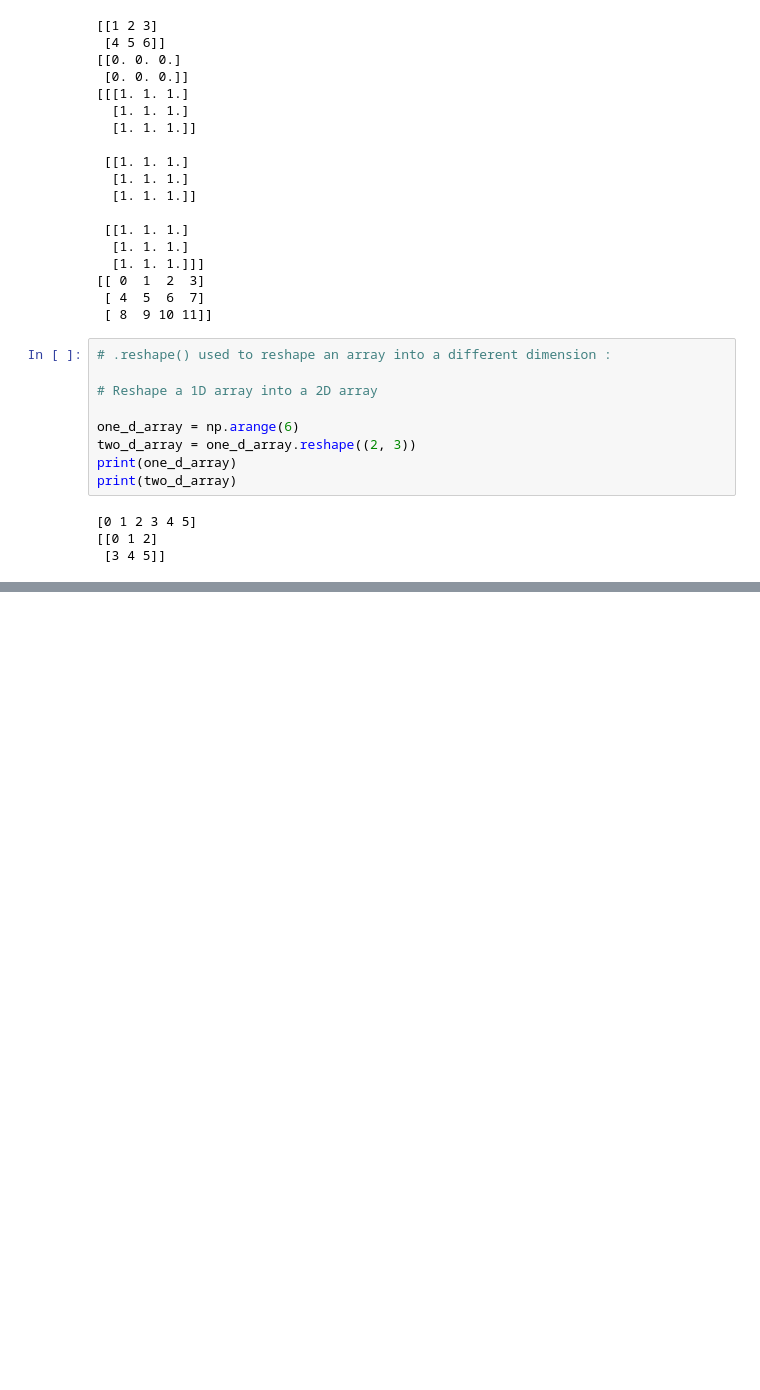
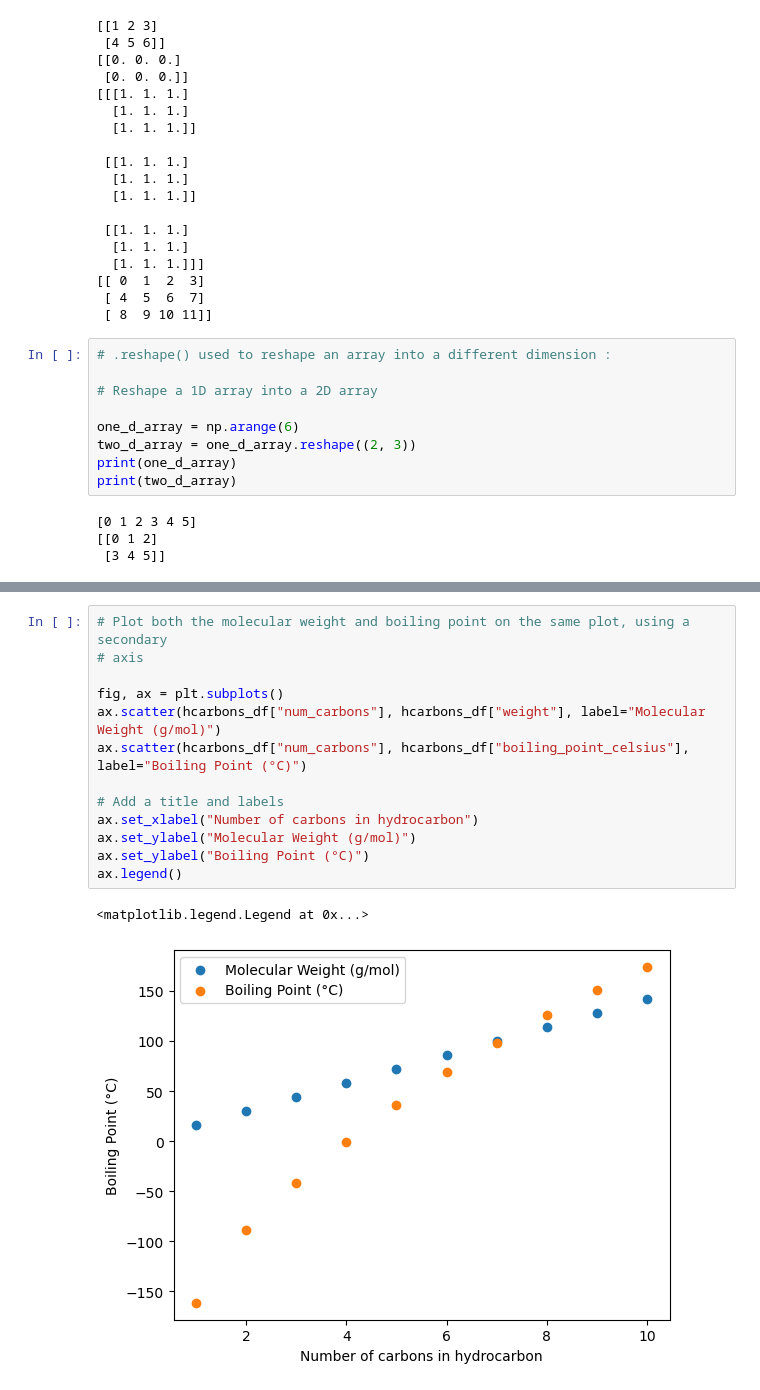
Before and after one commit to Enzo-vnc/PP, a Jupyter notebook: Week_4_NumPy_Numerica_operations_data_handling_data_visualization.ipynb, the cells around one changed output, grey strips where cells are left out. Drawn from its saved outputs; the diff is of its cells as text; blank space fills up the shorter version.

```diff
--- a/Week_4_NumPy_Numerica_operations_data_handling_data_visualization.ipynb
+++ b/Week_4_NumPy_Numerica_operations_data_handling_data_visualization.ipynb
@@ -248,0 +713,16 @@ print(two_d_array)
+# %%
+# Plot both the molecular weight and boiling point on the same plot, using a secondary
+# axis
+
+fig, ax = plt.subplots()
+ax.scatter(hcarbons_df["num_carbons"], hcarbons_df["weight"], label="Molecular Weight (g/mol)")
+ax.scatter(hcarbons_df["num_carbons"], hcarbons_df["boiling_point_celsius"], label="Boiling Point (°C)")
+
+# Add a title and labels
+ax.set_xlabel("Number of carbons in hydrocarbon")
+ax.set_ylabel("Molecular Weight (g/mol)")
+ax.set_ylabel("Boiling Point (°C)")
+ax.legend()
+# %% [output]
+<matplotlib.legend.Legend at 0x...>
+[figure, added]
```
Also changed, not shown: parts of 28 cells of this notebook.
